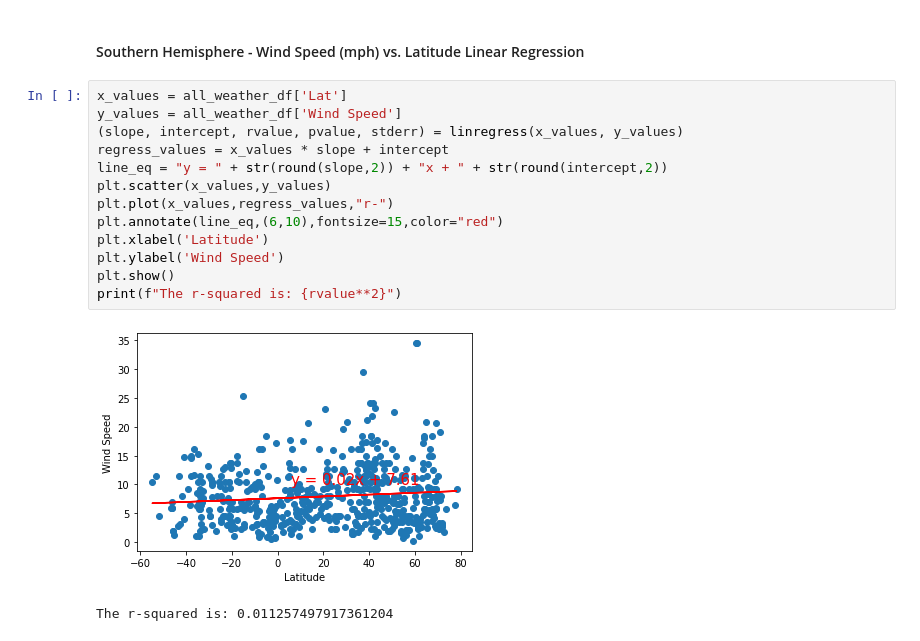
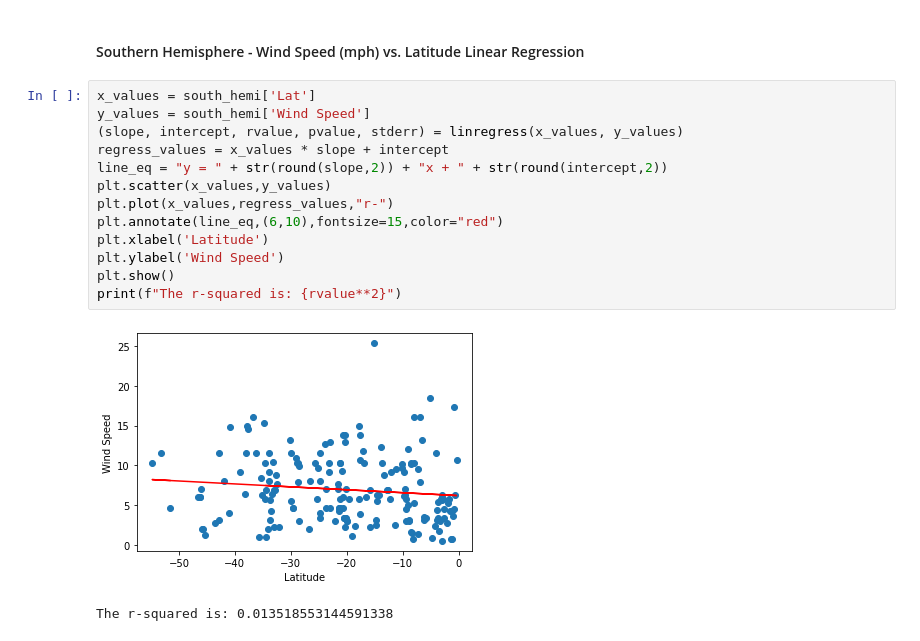
Before and after one commit to kjallen24/python-api-challenge, a Jupyter notebook: WeatherPy/WeatherPy.ipynb, the cells around one changed output. Saved outputs shown, nothing was run; the diff lists cells and outputs as text.

```diff
--- a/WeatherPy/WeatherPy.ipynb
+++ b/WeatherPy/WeatherPy.ipynb
@@ -348,18 +348,18 @@ The r-squared is: 0.011257497917361204
 # %% [markdown]
 ####  Southern Hemisphere - Wind Speed (mph) vs. Latitude Linear Regression
 # %%
-x_values = all_weather_df['Lat']
-y_values = all_weather_df['Wind Speed']
+x_values = south_hemi['Lat']
+y_values = south_hemi['Wind Speed']
 (slope, intercept, rvalue, pvalue, stderr) = linregress(x_values, y_values)
 regress_values = x_values * slope + intercept
 line_eq = "y = " + str(round(slope,2)) + "x + " + str(round(intercept,2))
 plt.scatter(x_values,y_values)
 plt.plot(x_values,regress_values,"r-")
 plt.annotate(line_eq,(6,10),fontsize=15,color="red")
 plt.xlabel('Latitude')
 plt.ylabel('Wind Speed')
 plt.show()
 print(f"The r-squared is: {rvalue**2}")
 # %% [output]
-[figure, old version]
+[figure, new version]
-The r-squared is: 0.011257497917361204
+The r-squared is: 0.013518553144591338
```
